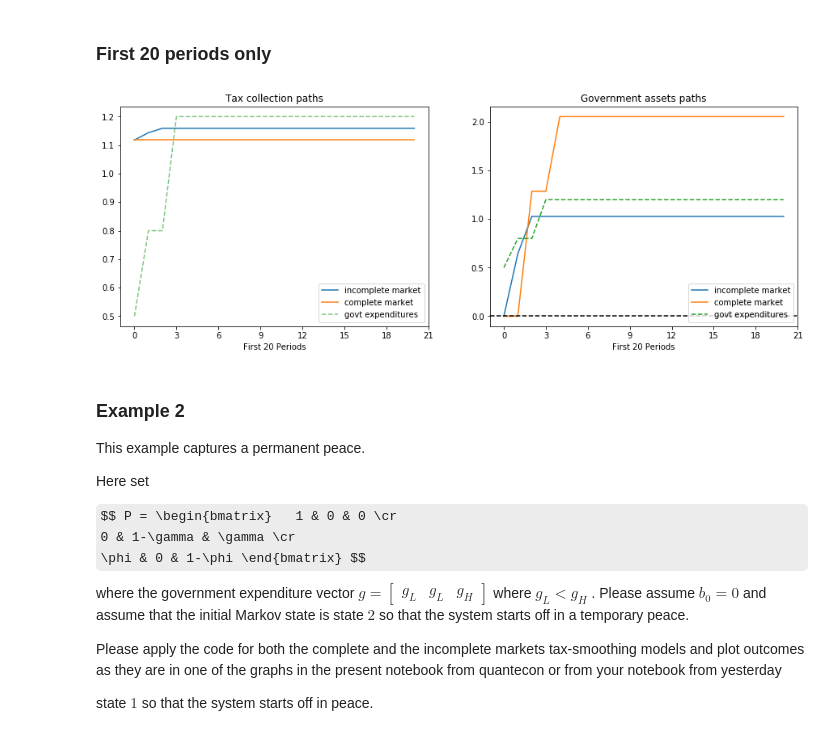
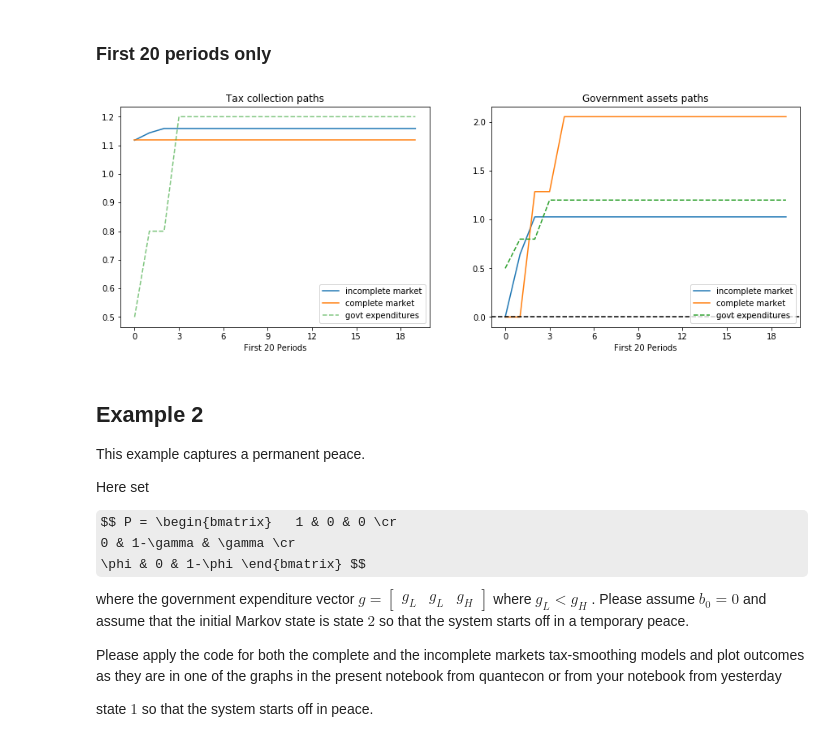
Before and after one commit to bkaplowitz/Tax-Smoothing, a Jupyter notebook: tax_smoothing_examples.ipynb, the cells around one changed output. Saved outputs shown, nothing was run; the diff lists cells and outputs as text; code cells hidden in the pictures; some formulas as TeX source.

```diff
--- a/tax_smoothing_examples.ipynb
+++ b/tax_smoothing_examples.ipynb
@@ -122,7 +122,6 @@ def consumption_complete(cp, N_simul=150, initval=0, seed=2019):
 
 
     β, P, y, b0, n = cp.β, cp.P, cp.y, cp.b0, cp.n   # Unpack
-    #b[0] = b0                               # b(s1) is known to be equal to b0
     Q = β * P                               # assumed price system
 
     np.random.seed(2019)
@@ -148,9 +147,9 @@ def consumption_complete(cp, N_simul=150, initval=0, seed=2019):
                   [1,np.zeros((1,n))],
                   [np.ones((n,1)), np.eye(n)]
                   ])
-    y_aug= np.concatenate((np.atleast_2d(y[0]-b0),np.atleast_2d(y).T)) #construct our new y, state variables
+    y_aug= np.concatenate((np.atleast_2d(y[initval]-b0),np.atleast_2d(y).T)) #construct our new y, state variables
     Q_aug = np.block([ #construct our new Q matrix that involves both the time 0 prices (same as state 1) and prices for all other states
-                  [0,Q[0,:]],
+                  [0,Q[initval,:]],
                   [np.zeros((n,1)),Q]
     ])
     X = np.linalg.inv((G-Q_aug)) @ y_aug # solve for X using the linear algebra calculations above.
@@ -159,13 +158,13 @@ def consumption_complete(cp, N_simul=150, initval=0, seed=2019):
     c_bar = np.ndarray.item(c_bar)
     b= b.flatten()
     # compute simulated path
-    s_path = mc.simulate(N_simul, init=0)
+    s_path = mc.simulate(N_simul, initval)
     b_path=np.append(b0,b[s_path])
     c_path = np.array(np.repeat(c_bar, N_simul))
     y=np.asarray(y)
     y_path = y[s_path]
     # return values of c_bar and b for each state and the path of each
-    return c_bar, b, c_path, b_path[:-1],y[s_path], s_path
+    return c_bar, b, y, c_path, b_path[:-1],y[s_path], s_path
 
 
 def consumption_incomplete(cp, N_simul=150, initval=0, seed=2019):
@@ -214,4 +213,5 @@ def consumption_incomplete(cp, N_simul=150, initval=0, seed=2019):
 G_L=.5
 G_M=.8
 G_H =1.2
+β=.96
 # %% [markdown]
@@ -284,33 +363,33 @@ plt.show()
 # %%
 from matplotlib.ticker import MaxNLocator
 
-N=21
+N=20
 
 
 fig, ax = plt.subplots(1, 2, figsize=(15, 5))
 ax[0].set_title('Tax collection paths')
 ax[0].plot(np.arange(N), c_path_incomplete[0:N], label='incomplete market')
 ax[0].plot(np.arange(N), c_path_complete[0:N], label='complete market')
 ax[0].plot(np.arange(N), g_path_complete[0:N], label='govt expenditures', alpha=.6, ls='--')
 ax[0].legend()
 ax[0].set_xlabel('First 20 Periods')
 ax[0].xaxis.set_major_locator(MaxNLocator(integer=True))
 
 
 ax[1].set_title('Government assets paths')
 ax[1].plot(np.arange(N), b_path_incomplete[0:N], label='incomplete market')
 ax[1].plot(np.arange(N), b_path_complete[0:N], label='complete market')
 ax[1].plot(np.arange(N), g_path_complete[0:N], label='govt expenditures', ls='--')
 ax[1].legend()
 ax[1].axhline(0, color='k', ls='--')
 ax[1].set_xlabel('First 20 Periods',)
 ax[1].xaxis.set_major_locator(MaxNLocator(integer=True))
 
 plt.show()
 # %% [output]
-[figure, old version]
+[figure, new version]
 # %% [markdown]
-### Example 2
+## Example 2
 
 This example captures a permanent peace.
 
```
Also changed, not shown: parts of 10 cells of this notebook.
